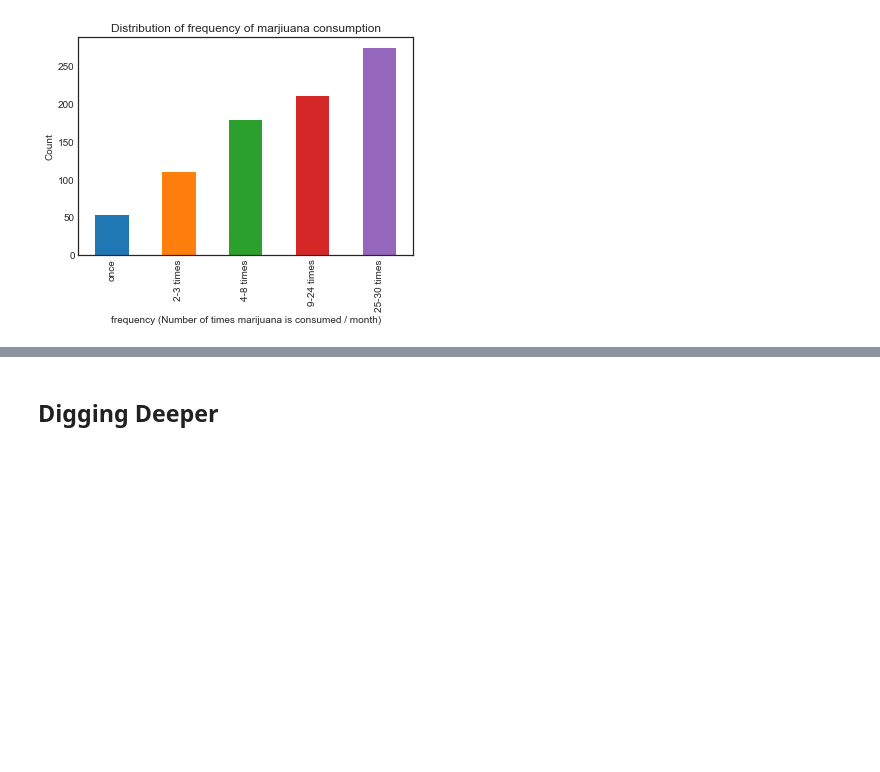
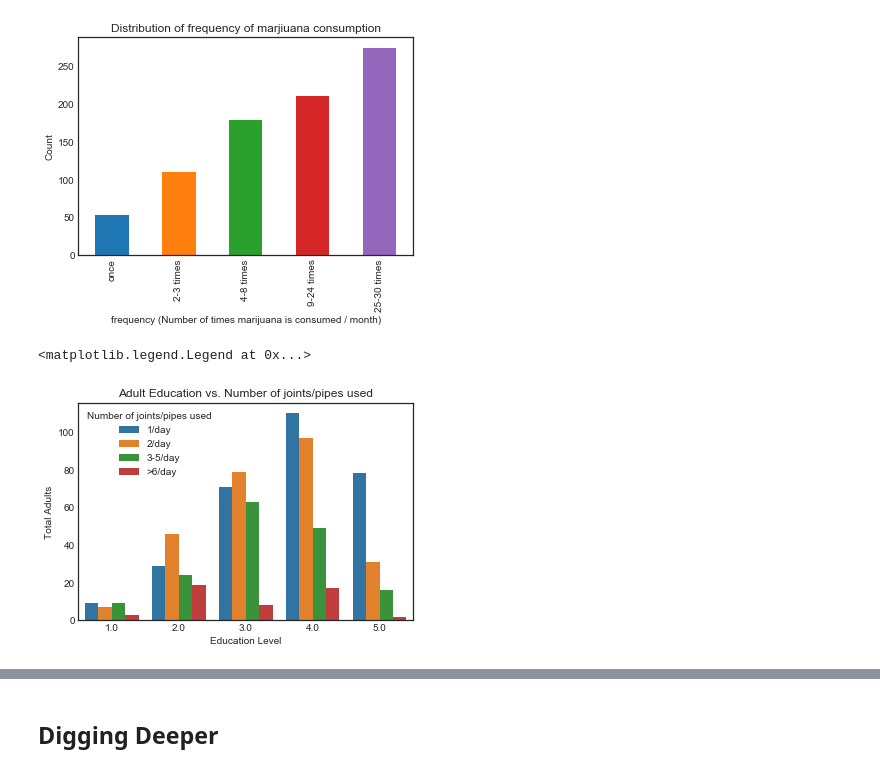
Before and after one commit to gthein/COGS108-FinalProject, a Jupyter notebook: FinalProject-Shiva-Diana-updated.ipynb, the cells around one changed output, grey strips where cells are left out. Saved outputs shown, nothing was run; the diff lists cells and outputs as text; code cells hidden in the pictures; blank space fills up the shorter version.

Commit message:
two graphs

```diff
--- a/FinalProject-Shiva-Diana-updated.ipynb
+++ b/FinalProject-Shiva-Diana-updated.ipynb
@@ -414,3 +414,17 @@ plt.title("Distribution of frequency of marjiuana consumption")
 plt.show()
 # %% [output]
 [figure]
+# %%
+df_adult = df[df.AGE > 19]
+sns.countplot(x='EDUCATION_ADULT', hue = 'AMOUNT',
+              data=df_adult)
+ax = plt.gca()
+
+# add title and axis labels (modify x-axis label)
+ax.set_title('Adult Education vs. Number of joints/pipes used')
+ax.set_ylabel('Total Adults')
+ax.set_xlabel('Education Level')
+ax.legend(amount_labels, title='Number of joints/pipes used', loc='best')
+# %% [output]
+<matplotlib.legend.Legend at 0x...>
+[figure, added]
```
Also changed, not shown: parts of 3 cells of this notebook.
